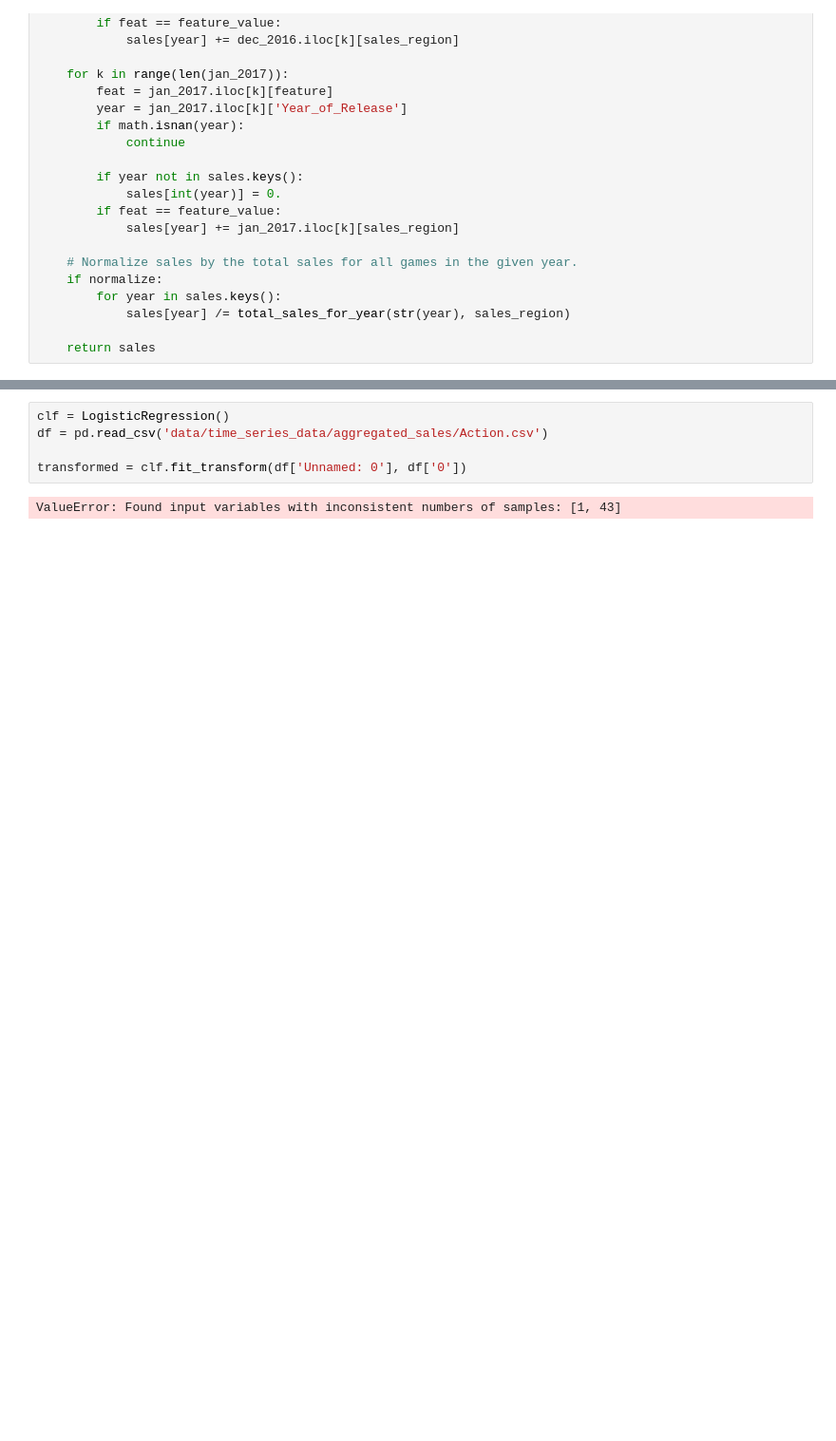
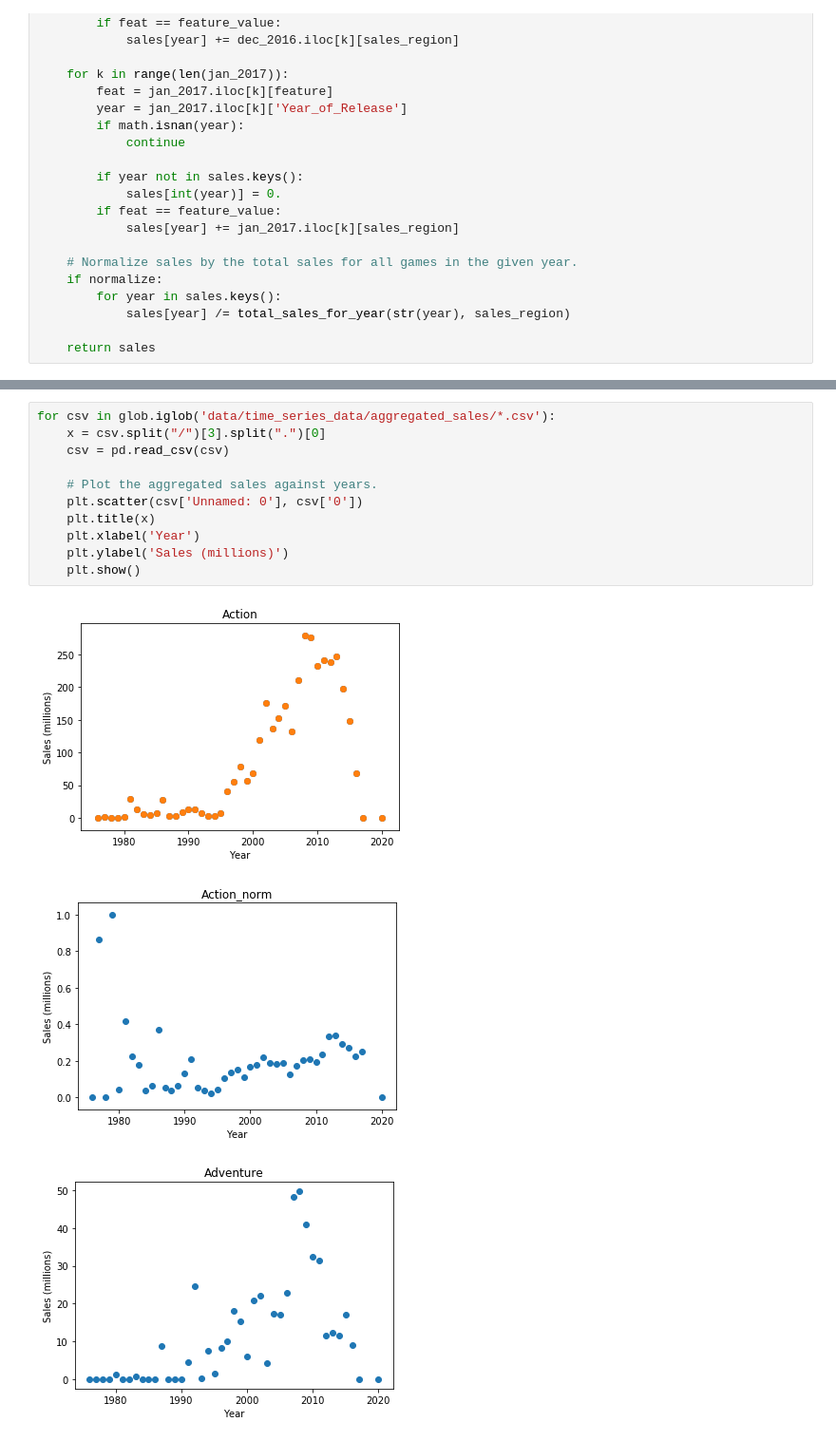
Before and after one commit to adepalatis/EE379K-Final-Project, a Jupyter notebook: time_series.ipynb, the cells around one changed output, grey strips where cells are left out. Shown: that part at 95% size. Saved outputs shown, nothing was run; the diff lists cells and outputs as text; blank space fills up the shorter version.

Commit message:
Added axis labels to plots

```diff
--- a/time_series.ipynb
+++ b/time_series.ipynb
@@ -95,7 +95,15 @@ def generate_success_data(X_label, Y_label):
-# %%
-clf = LogisticRegression()
-df = pd.read_csv('data/time_series_data/aggregated_sales/Action.csv')
-
-transformed = clf.fit_transform(df['Unnamed: 0'], df['0'])
-# %% [output]
-ValueError: Found input variables with inconsistent numbers of samples: [1, 43]
+# %%
+for csv in glob.iglob('data/time_series_data/aggregated_sales/*.csv'):
+    x = csv.split("/")[3].split(".")[0]
+    csv = pd.read_csv(csv)
+
+    # Plot the aggregated sales against years.
+    plt.scatter(csv['Unnamed: 0'], csv['0'])
+    plt.title(x)
+    plt.xlabel('Year')
+    plt.ylabel('Sales (millions)')
+    plt.show()
+# %% [output]
+[figure, added]
+[figure, added]
+[figure, added]
```
Also changed, not shown: parts of 2 cells of this notebook.
